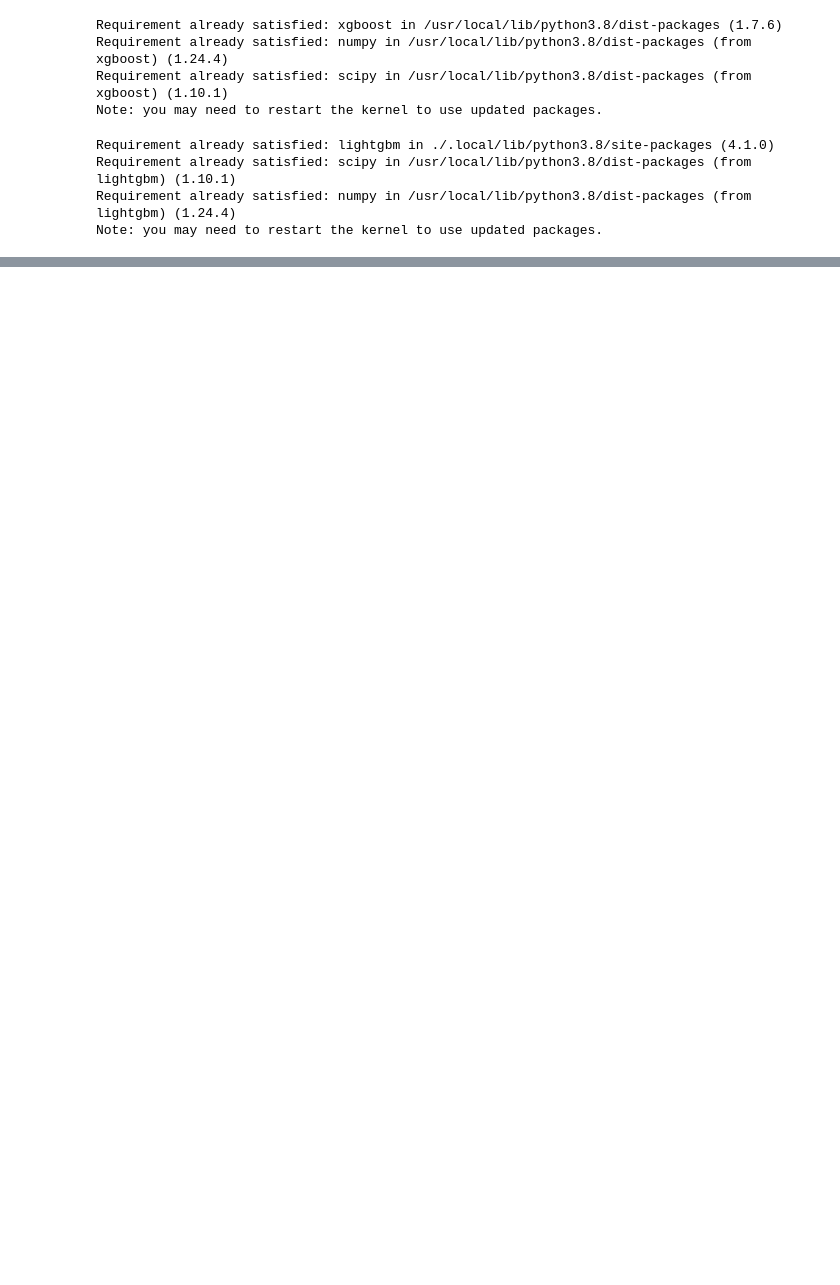
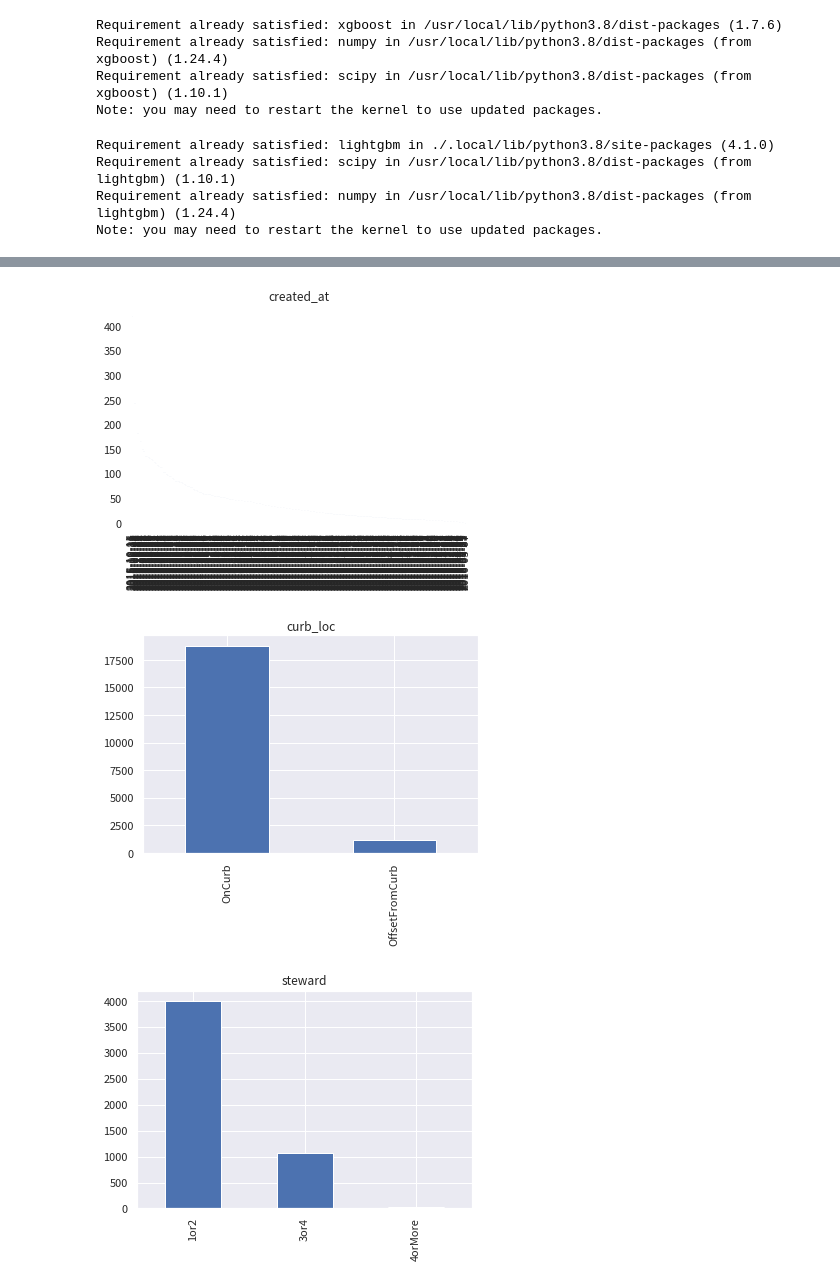
Before and after one commit to LABO-M/SMBC-Challenge, a Jupyter notebook: SMBC.ipynb, the cells around one changed output, grey strips where cells are left out. Drawn from its saved outputs; the diff is of its cells as text; code cells hidden in the pictures; blank space fills up the shorter version.

```diff
--- a/SMBC.ipynb
+++ b/SMBC.ipynb
@@ -105,0 +134,17 @@ df_train.hist(bins=50, figsize=(20,15))
+# %%
+#df_trainのobject型のデータをカテゴリー型に変換
+for col in df_train.columns:
+    if df_train[col].dtype == 'object':
+        df_train[col] = df_train[col].astype('category')
+
+
+#カテゴリー型を含む列をカテゴリごとに分けて、それぞれのヒストグラムを確認
+for col in df_train.columns:
+    if df_train[col].dtype.name == 'category':
+        df_train[col].value_counts().plot.bar()
+        plt.title(col)
+        plt.show()
+# %% [output]
+[figure, added]
+[figure, added]
+[figure, added]
```
Also changed, not shown: parts of 19 cells of this notebook.
